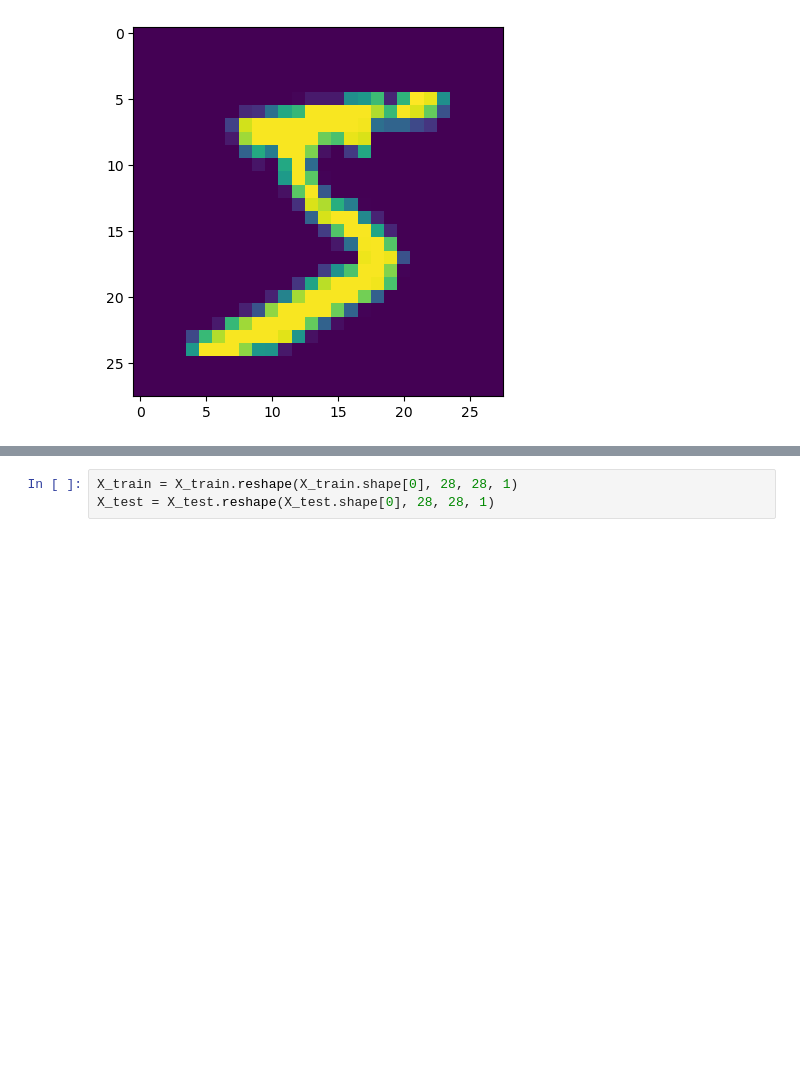
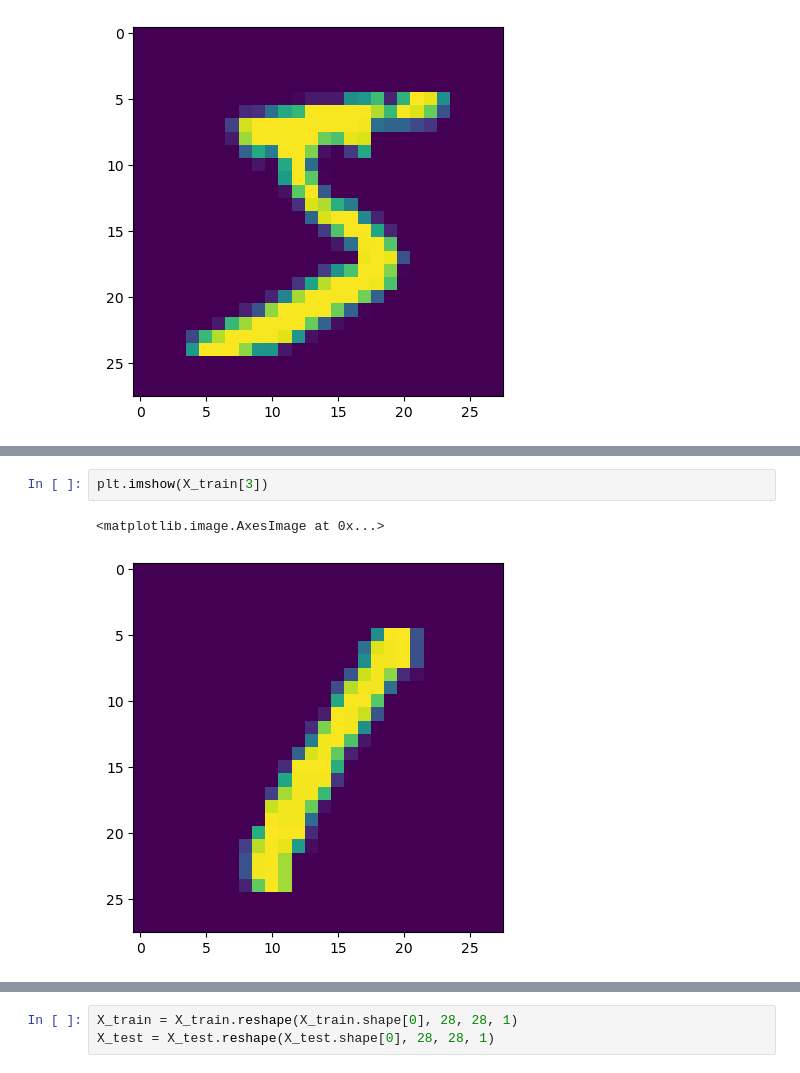
Before and after one commit to CarstenHensel/julia-python-lecture, a Jupyter notebook: Python/PythonMLExample.ipynb, the cells around one changed output, grey strips where cells are left out. Cells and saved outputs as stored; diff of their text form; blank space fills up the shorter version.

```diff
--- a/Python/PythonMLExample.ipynb
+++ b/Python/PythonMLExample.ipynb
@@ -99,0 +116,5 @@ plt.imshow(X_train[0])
+# %%
+plt.imshow(X_train[3])
+# %% [output]
+<matplotlib.image.AxesImage at 0x...>
+[figure, added]
```
Also changed, not shown: parts of 24 cells of this notebook.
